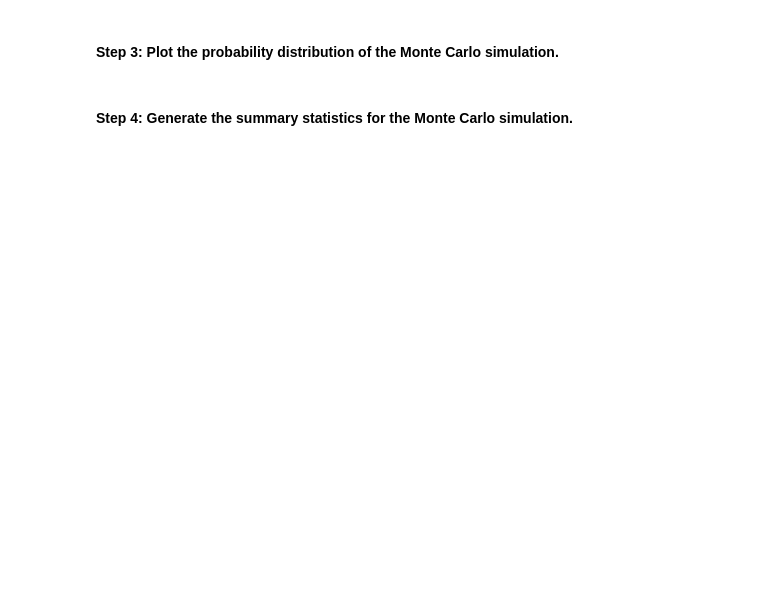
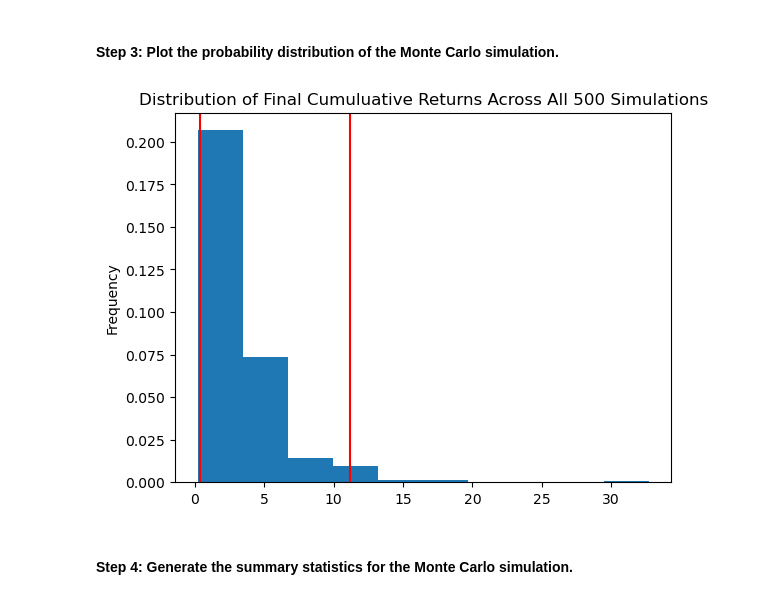
Before and after one commit to trentransom/Challenge_05, a Jupyter notebook: financial_planning_tools.ipynb, the cells around one changed output. Cells and saved outputs as stored; diff of their text form; code cells hidden in the pictures; blank space fills up the shorter version.

```diff
--- a/financial_planning_tools.ipynb
+++ b/financial_planning_tools.ipynb
@@ -534,7 +538,10 @@ Running Monte Carlo simulation number 490.
 # %%
 # Visualize the probability distribution of the 30-year Monte Carlo simulation
 # by plotting a histogram
-# YOUR CODE HERE
+MC_30year_histogram = MC_30year.plot_distribution()
+MC_30year_histogram.get_figure().savefig('MC_30year_histogram.png', bbox_inches = 'tight')
+# %% [output]
+[figure, added]
 # %% [markdown]
 #### Step 4: Generate the summary statistics for the Monte Carlo simulation.
 # %%
```
Also changed, not shown: parts of 2 cells of this notebook, 2 other files.
